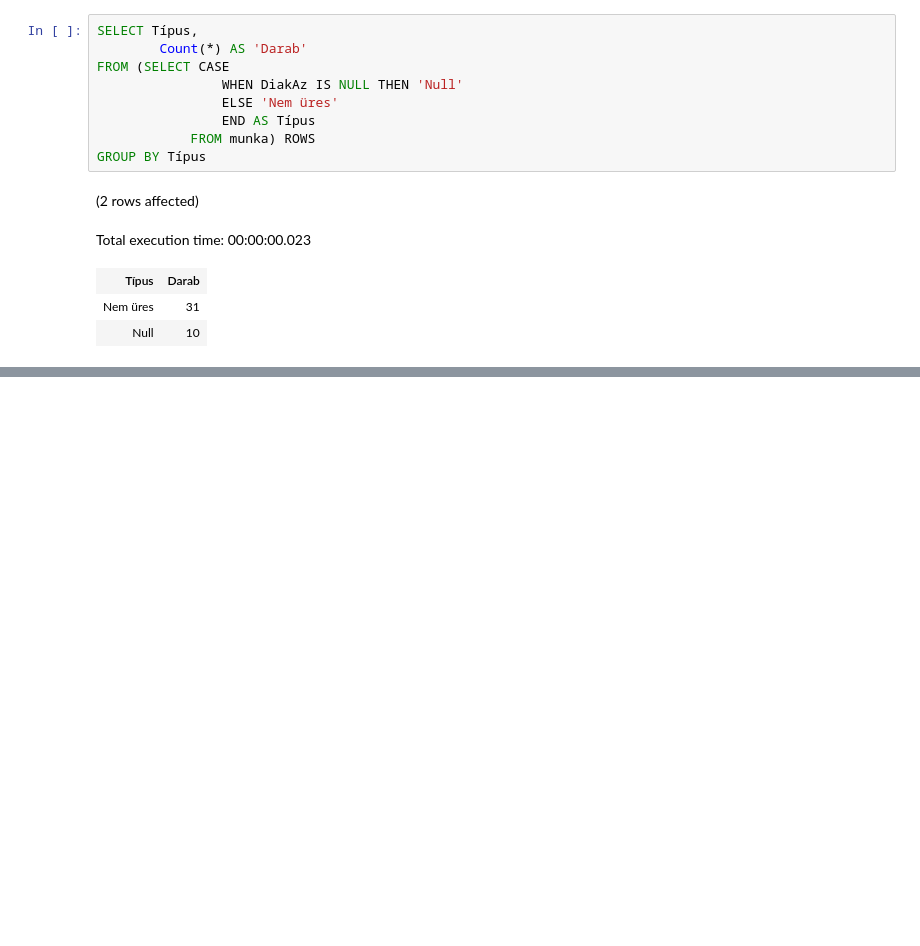
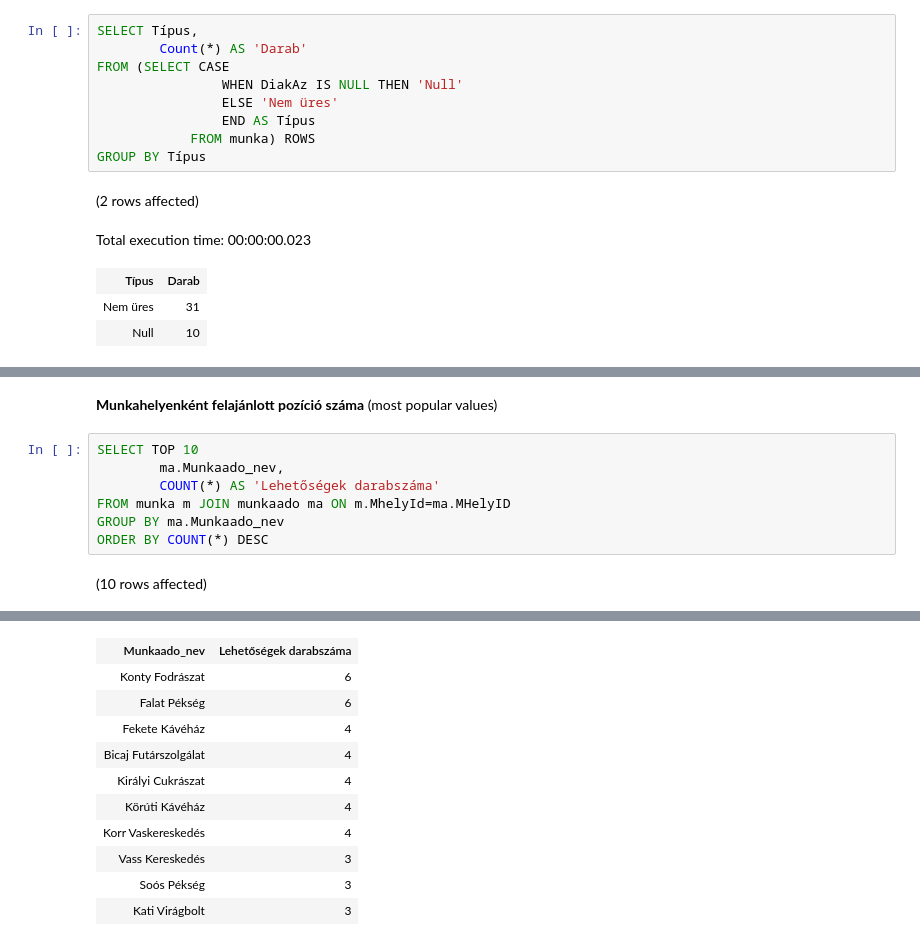
Before and after one commit to hodver/sql_hf1, a Jupyter notebook: hf1_diakmunka.ipynb, the cells around one changed output, grey strips where cells are left out. Saved outputs shown, nothing was run; the diff lists cells and outputs as text; blank space fills up the shorter version.

```diff
--- a/hf1_diakmunka.ipynb
+++ b/hf1_diakmunka.ipynb
@@ -119,0 +135,11 @@ Total execution time: 00:00:00.023
+# %% [markdown]
+**Munkahelyenként felajánlott pozíció száma** (most popular values)
+# %%
+SELECT TOP 10
+        ma.Munkaado_nev,
+        COUNT(*) AS 'Lehetőségek darabszáma'
+FROM munka m JOIN munkaado ma ON m.MhelyId=ma.MHelyID
+GROUP BY ma.Munkaado_nev
+ORDER BY COUNT(*) DESC
+# %% [output]
+(10 rows affected)
@@ -119,0 +147,11 @@ Total execution time: 00:00:00.023
+| Munkaado_nev | Lehetőségek darabszáma |
+| Konty Fodrászat | 6 |
+| Falat Pékség | 6 |
+| Fekete Kávéház | 4 |
+| Bicaj Futárszolgálat | 4 |
+| Királyi Cukrászat | 4 |
+| Körúti Kávéház | 4 |
+| Korr Vaskereskedés | 4 |
+| Vass Kereskedés | 3 |
+| Soós Pékség | 3 |
+| Kati Virágbolt | 3 |
```
Also changed, not shown: parts of 5 cells of this notebook.
